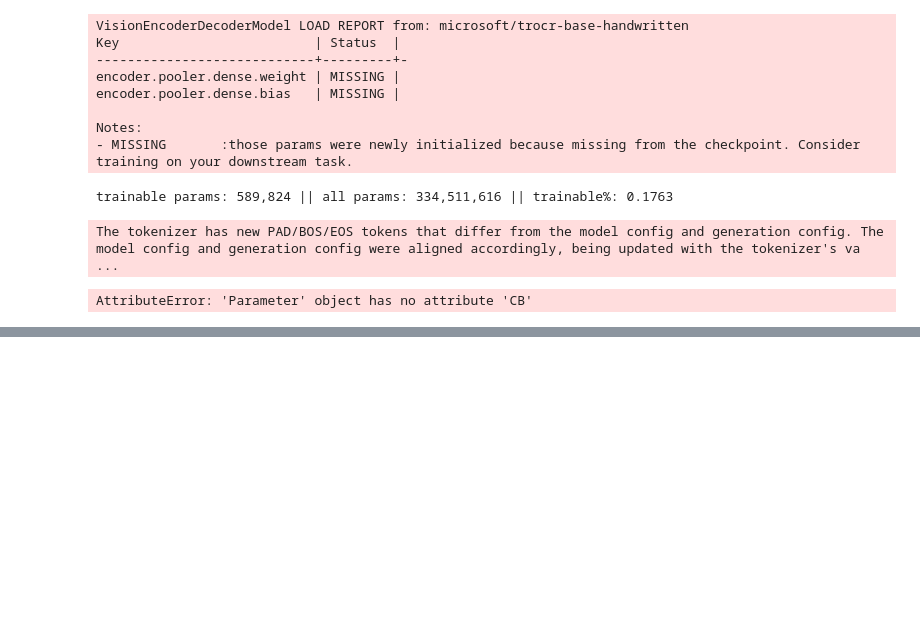
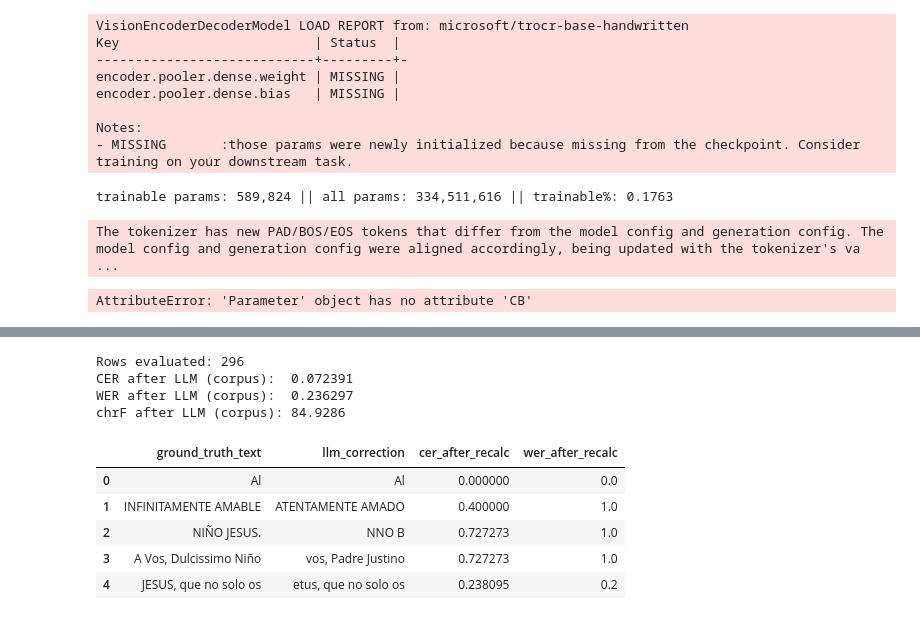
Before and after one commit to VHemanth45/Test1, a Jupyter notebook: workaround.ipynb, the cells around one changed output, grey strips where cells are left out. Cells and saved outputs as stored; diff of their text form; code cells hidden in the pictures; blank space fills up the shorter version.

```diff
--- a/sample.ipynb
+++ b/workaround.ipynb
@@ -242,0 +443,61 @@ AttributeError: 'Parameter' object has no attribute 'CB'
+# %%
+import pandas as pd
+import sys
+import subprocess
+
+# Install metrics packages if missing
+try:
+    import jiwer
+except ImportError:
+    subprocess.check_call([sys.executable, "-m", "pip", "install", "jiwer", "-q"])
+    import jiwer
+
+try:
+    from sacrebleu.metrics import CHRF
+except ImportError:
+    subprocess.check_call([sys.executable, "-m", "pip", "install", "sacrebleu", "-q"])
+    from sacrebleu.metrics import CHRF
+
+# Load post-LLM correction results
+results_path = "/home/hemanth/Documents/RenAIssance/Test1/llm_corrected_results_final.csv"
+eval_df = pd.read_csv(results_path)
+
+# Keep only required columns
+eval_df = eval_df[["ground_truth_text", "llm_correction"]].copy()
+eval_df["ground_truth_text"] = eval_df["ground_truth_text"].fillna("").astype(str)
+eval_df["llm_correction"] = eval_df["llm_correction"].fillna("").astype(str)
+
+# Remove BOM if present
+eval_df["ground_truth_text"] = eval_df["ground_truth_text"].str.replace("\ufeff", "", regex=False)
+eval_df["llm_correction"] = eval_df["llm_correction"].str.replace("\ufeff", "", regex=False)
+
+refs = eval_df["ground_truth_text"].tolist()
+hyps = eval_df["llm_correction"].tolist()
+
+# Per-line metrics after LLM correction
+eval_df["cer_after_recalc"] = [jiwer.cer(r, h) for r, h in zip(refs, hyps)]
+eval_df["wer_after_recalc"] = [jiwer.wer(r, h) for r, h in zip(refs, hyps)]
+
+# Corpus-level metrics after LLM correction
+corpus_cer_after = jiwer.cer("\n".join(refs), "\n".join(hyps))
+corpus_wer_after = jiwer.wer("\n".join(refs), "\n".join(hyps))
+chrf_metric = CHRF()
+corpus_chrf_after = chrf_metric.corpus_score(hyps, [refs]).score
+
+print(f"Rows evaluated: {len(eval_df)}")
+print(f"CER after LLM (corpus):  {corpus_cer_after:.6f}")
+print(f"WER after LLM (corpus):  {corpus_wer_after:.6f}")
+print(f"chrF after LLM (corpus): {corpus_chrf_after:.4f}")
+
+display(eval_df[["ground_truth_text", "llm_correction", "cer_after_recalc", "wer_after_recalc"]].head())
+# %% [output]
+Rows evaluated: 296
+CER after LLM (corpus):  0.072391
+WER after LLM (corpus):  0.236297
+chrF after LLM (corpus): 84.9286
+|  | ground_truth_text | llm_correction | cer_after_recalc | wer_after_recalc |
+| 0 | Al | Al | 0.000000 | 0.0 |
+| 1 | INFINITAMENTE AMABLE | ATENTAMENTE AMADO | 0.400000 | 1.0 |
+| 2 | NIÑO JESUS. | NNO B | 0.727273 | 1.0 |
+| 3 | A Vos, Dulcissimo Niño | vos, Padre Justino | 0.727273 | 1.0 |
+| 4 | JESUS, que no solo os | etus, que no solo os | 0.238095 | 0.2 |
```
Also changed, not shown: parts of 4 cells of this notebook, 17 other files.
